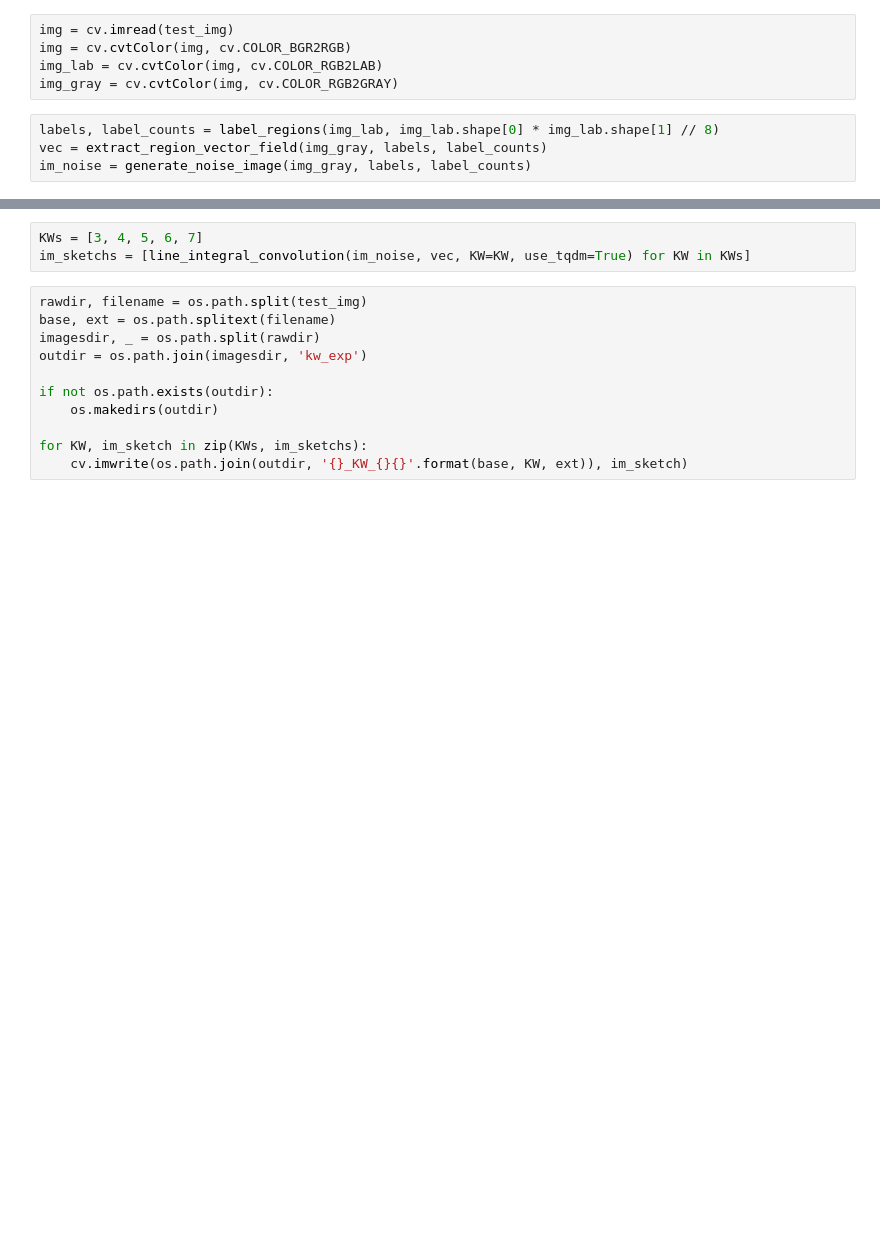
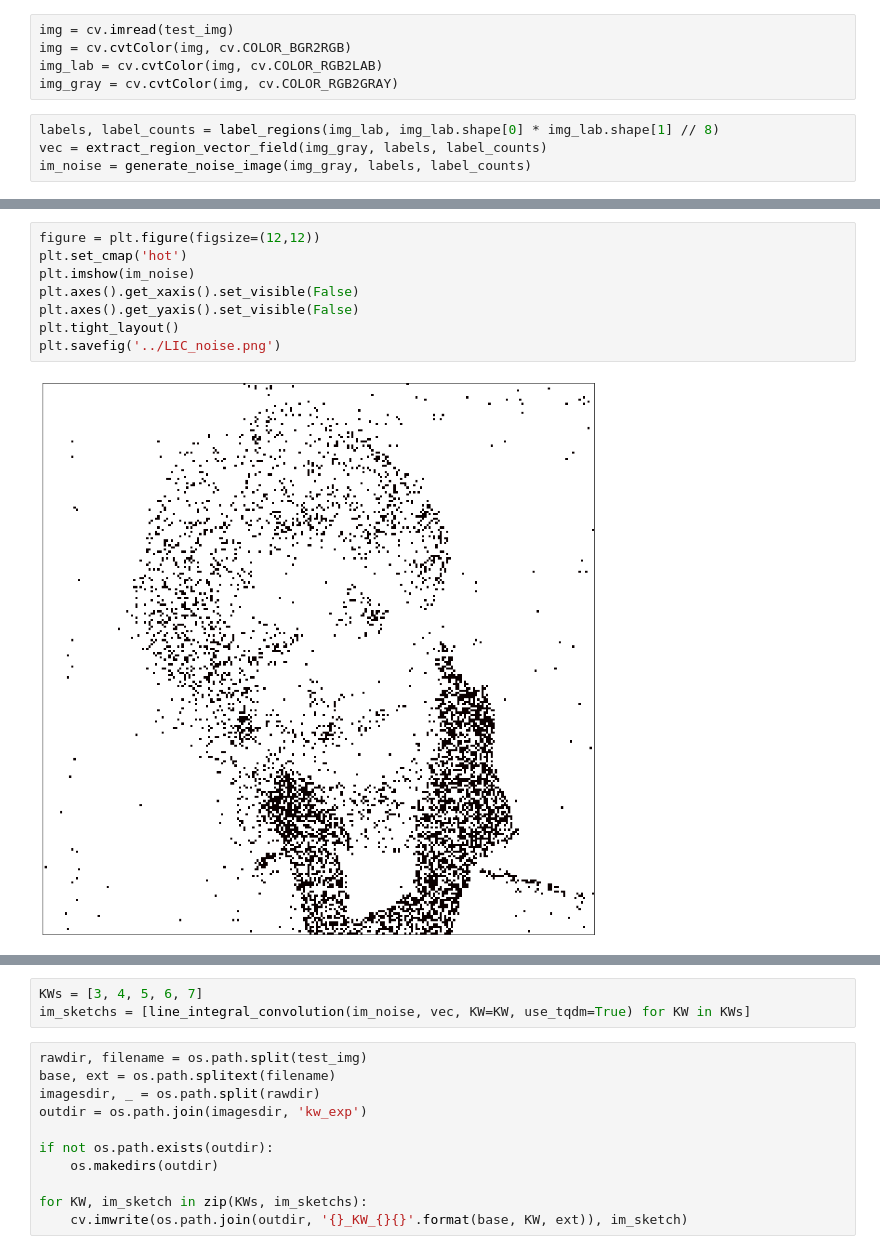
Before and after one commit to ColasGael/photo2drawing, a Jupyter notebook: line-integral-convolution/lic_length_exp.ipynb, the cells around one changed output, grey strips where cells are left out. Saved outputs shown, nothing was run; the diff lists cells and outputs as text; blank space fills up the shorter version.

```diff
--- a/line-integral-convolution/lic_length_exp.ipynb
+++ b/line-integral-convolution/lic_length_exp.ipynb
@@ -26,0 +27,10 @@ plt.imshow(im_noise)
+# %%
+figure = plt.figure(figsize=(12,12))
+plt.set_cmap('hot')
+plt.imshow(im_noise)
+plt.axes().get_xaxis().set_visible(False)
+plt.axes().get_yaxis().set_visible(False)
+plt.tight_layout()
+plt.savefig('../LIC_noise.png')
+# %% [output]
+[figure, added]
```
Also changed, not shown: parts of 6 cells of this notebook, 4 other files.
